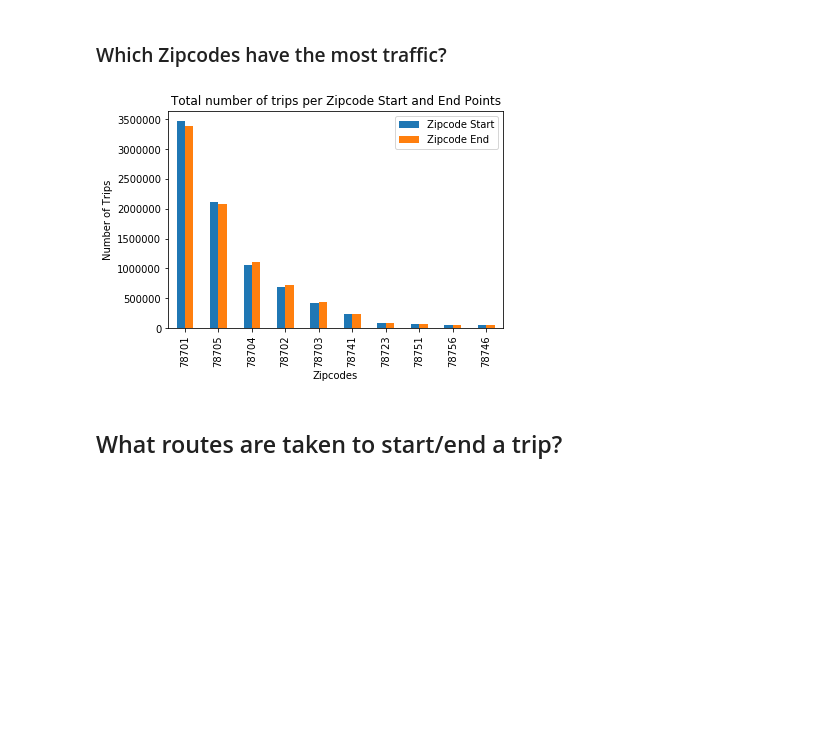
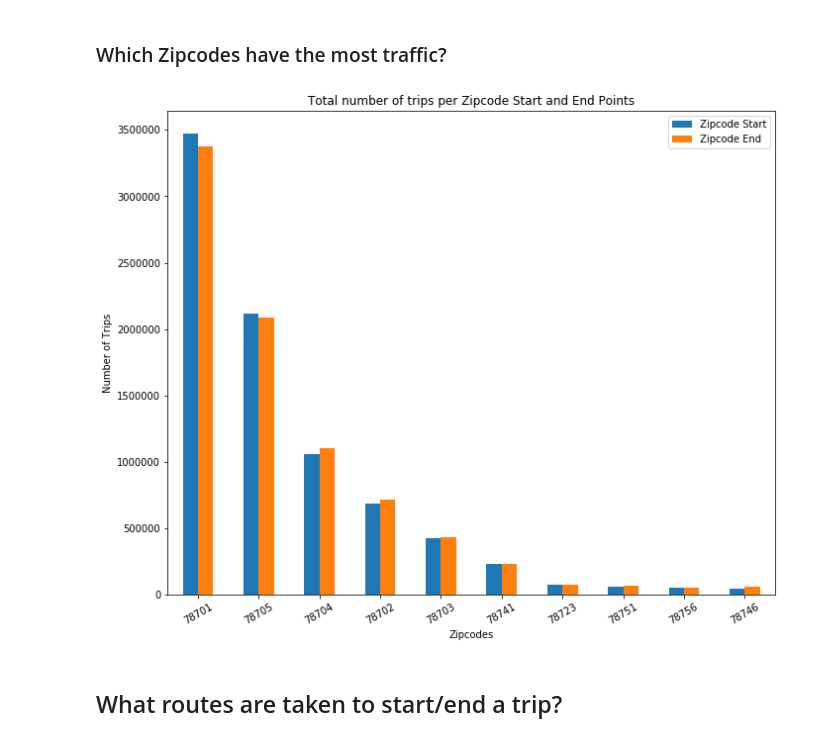
Before and after one commit to sheetalbongale/Scooters-In-Austin-Data-Analysis, a Jupyter notebook: notebooks/shared_mobility_AODP/data_story_sm.ipynb, the cells around one changed output. Cells and saved outputs as stored; diff of their text form; code cells hidden in the pictures; blank space fills up the shorter version.

Commit message:
Add presentation plots and images

```diff
--- a/notebooks/shared_mobility_AODP/data_story_sm.ipynb
+++ b/notebooks/shared_mobility_AODP/data_story_sm.ipynb
@@ -267,14 +267,14 @@ zipcode_end = pd.DataFrame(df['Zipcode End'].value_counts())
 # %%
 # Only for top 10 popular zipcodes
 zipcode_traffic = zipcode_start.join(zipcode_end, how='inner')
-zipcode_traffic.head(10).plot(kind='bar')
+zipcode_traffic.head(10).plot(kind='bar',figsize = (11,9), rot = 30)
 plt.title('Total number of trips per Zipcode Start and End Points')
 plt.xlabel('Zipcodes')
 plt.ylabel('Number of Trips')
 plt.savefig("Plots/trips_per_zipcode.png")
 plt.show()
 # %% [output]
-[figure, old version]
+[figure, new version]
 # %% [markdown]
 ## What routes are taken to start/end a trip?
 # %%
```
Also changed, not shown: parts of 1 cell of this notebook, 23 other files.
